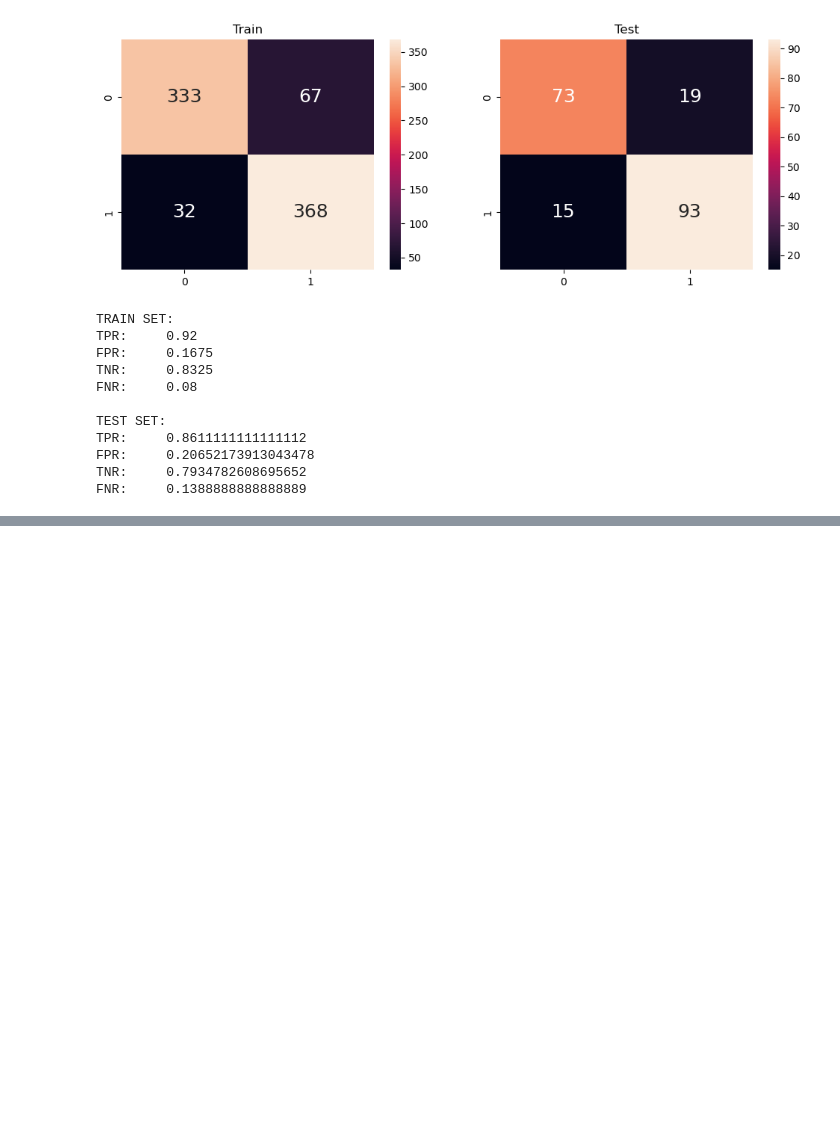
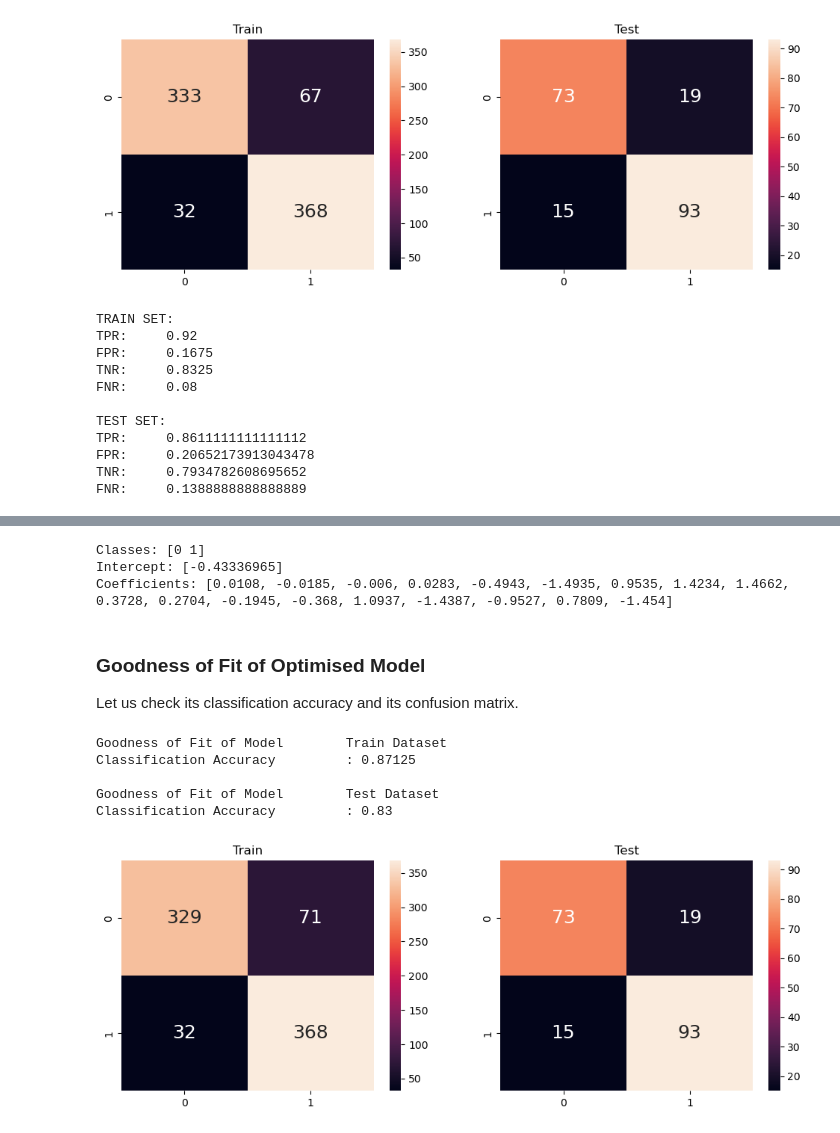
Before and after one commit to brandonleehs/SC1015-proj, a Jupyter notebook: logistic-regression.ipynb, the cells around one changed output, grey strips where cells are left out. Drawn from its saved outputs; the diff is of its cells as text; code cells hidden in the pictures; blank space fills up the shorter version.

```diff
--- a/logistic-regression.ipynb
+++ b/logistic-regression.ipynb
@@ -509,7 +510,7 @@ with warnings.catch_warnings():
     warnings.filterwarnings("ignore", category = ConvergenceWarning)
     warnings.filterwarnings("ignore", category = FitFailedWarning)
     # We want to optimise for accuracy
-    clf = GridSearchCV(LogisticRegression(), param_grid = param_grid, cv = 10, scoring = "accuracy", error_score = 0)
+    clf = GridSearchCV(LogisticRegression(), param_grid = param_grid, cv = 5, scoring = "accuracy", error_score = 0)
 
     clf.fit(X_train, y_train)
 
@@ -531,7 +532,7 @@ It appears the best estimator that GridSearchCV found was `LogisticRegression(ma
 
 We shall check the accuracy, goodness of fit and metrics again based on these parameters.
 # %%
-logreg = LogisticRegression(max_iter = 400, penalty = "none", random_state = 42)
+logreg = LogisticRegression(max_iter = 200, penalty = "none", random_state = 42)
 logreg.fit(X_train, y_train)
 
 print("Classes:", logreg.classes_)
@@ -602,0 +608,39 @@ As expected, our optimised model performs the best on the train data, with the h
+# %%
+logreg = LogisticRegression(max_iter = 200, solver = "newton-cg", random_state = 42)
+logreg.fit(X_train, y_train)
+
+print("Classes:", logreg.classes_)
+print("Intercept:", logreg.intercept_)
+print("Coefficients:", [i.round(4) for i in logreg.coef_[0]])
+# %% [output]
+Classes: [0 1]
+Intercept: [-0.43336965]
+Coefficients: [0.0108, -0.0185, -0.006, 0.0283, -0.4943, -1.4935, 0.9535, 1.4234, 1.4662, 0.3728, 0.2704, -0.1945, -0.368, 1.0937, -1.4387, -0.9527, 0.7809, -1.454]
+# %% [markdown]
+### Goodness of Fit of Optimised Model
+
+Let us check its classification accuracy and its confusion matrix.
+# %%
+# Predict target with model
+y_train_pred = logreg.predict(X_train)
+y_test_pred = logreg.predict(X_test)
+
+# Check the Goodness of Fit (on Train Data)
+print("Goodness of Fit of Model \tTrain Dataset")
+print("Classification Accuracy \t:", logreg.score(X_train, y_train))
+print()
+
+# Check the Goodness of Fit (on Test Data)
+print("Goodness of Fit of Model \tTest Dataset")
+print("Classification Accuracy \t:", logreg.score(X_test, y_test))
+print()
+# %% [output]
+Goodness of Fit of Model        Train Dataset
+Classification Accuracy         : 0.87125
+
+Goodness of Fit of Model        Test Dataset
+Classification Accuracy         : 0.83
+# %%
+viz_cmatrix(y_train, y_train_pred, y_test, y_test_pred)
+# %% [output]
+[figure, added]
```
Also changed, not shown: parts of 17 cells of this notebook, 1 other file.
